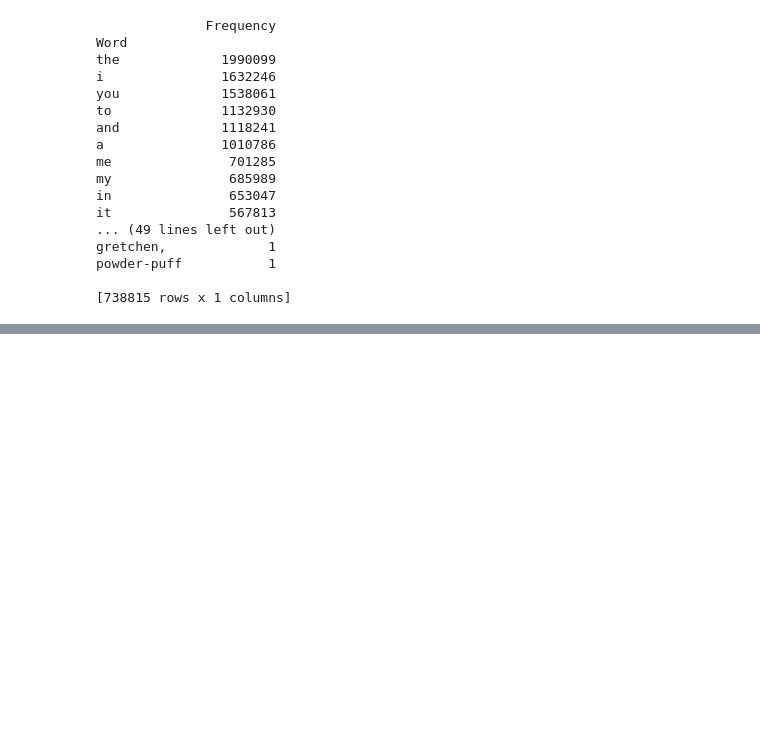
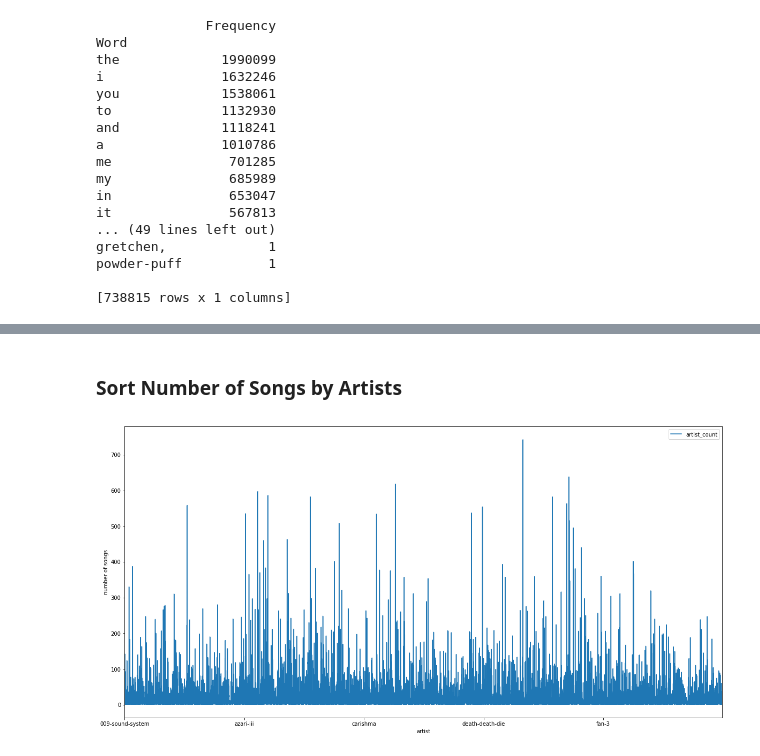
Before and after one commit to ShawnLe007/Lyric-Machine-Learning-Analysis, a Jupyter notebook: COGS118B.ipynb, the cells around one changed output, grey strips where cells are left out. Cells and saved outputs as stored; diff of their text form; code cells hidden in the pictures; blank space fills up the shorter version.

```diff
--- a/COGS118B.ipynb
+++ b/COGS118B.ipynb
@@ -667,0 +618,10 @@ powder-puff           1
+# %% [markdown]
+### Sort Number of Songs by Artists
+# %%
+artist_count = df.groupby(['artist']).count()[['song']]
+artist_count.rename(columns={'song':'artist_count'}, inplace=True)
+artist_count.plot(figsize=(20,10))
+plt.ylabel("number of songs")
+plt.show()
+# %% [output]
+[figure, added]
```
Also changed, not shown: parts of 92 cells of this notebook.
